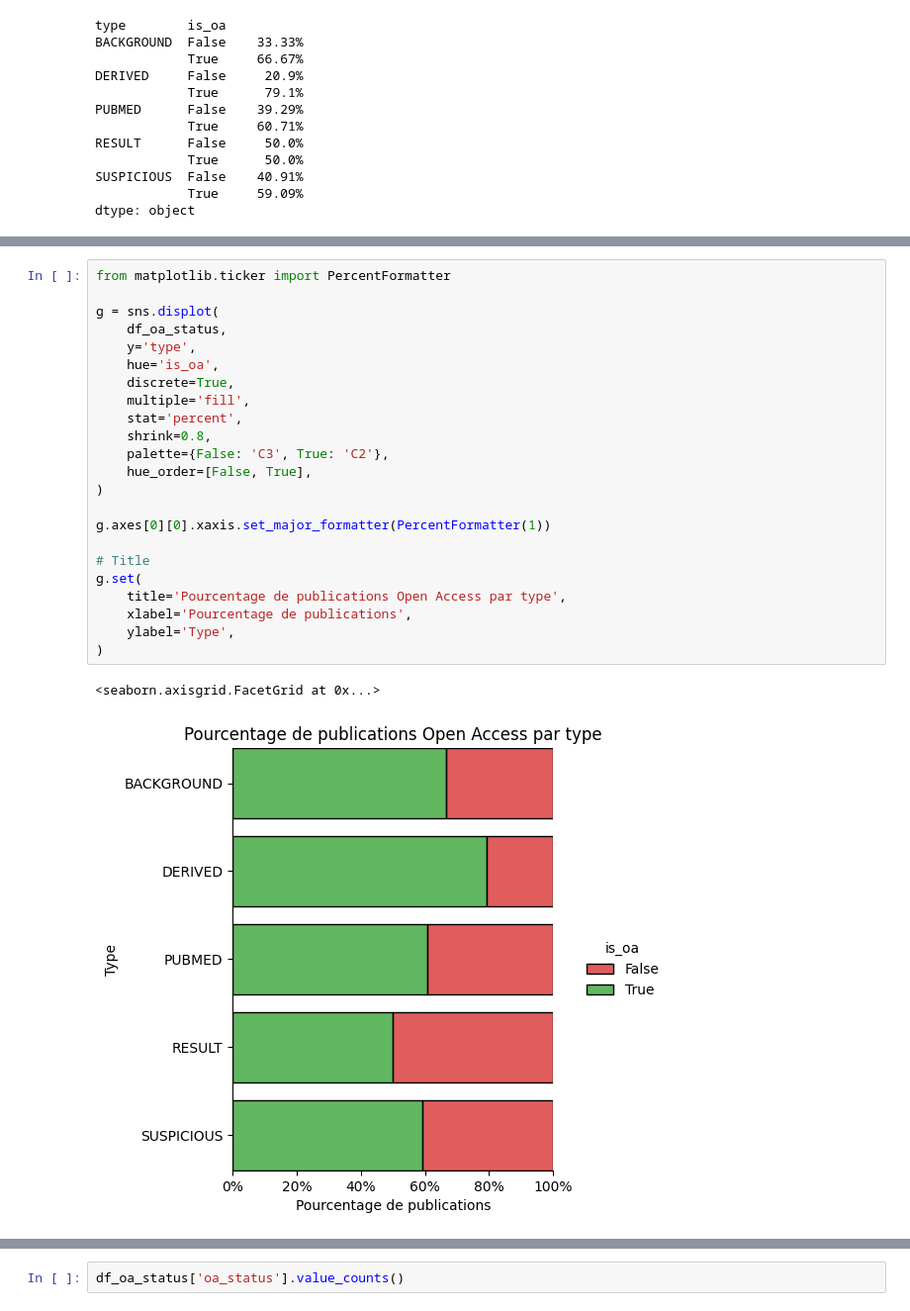
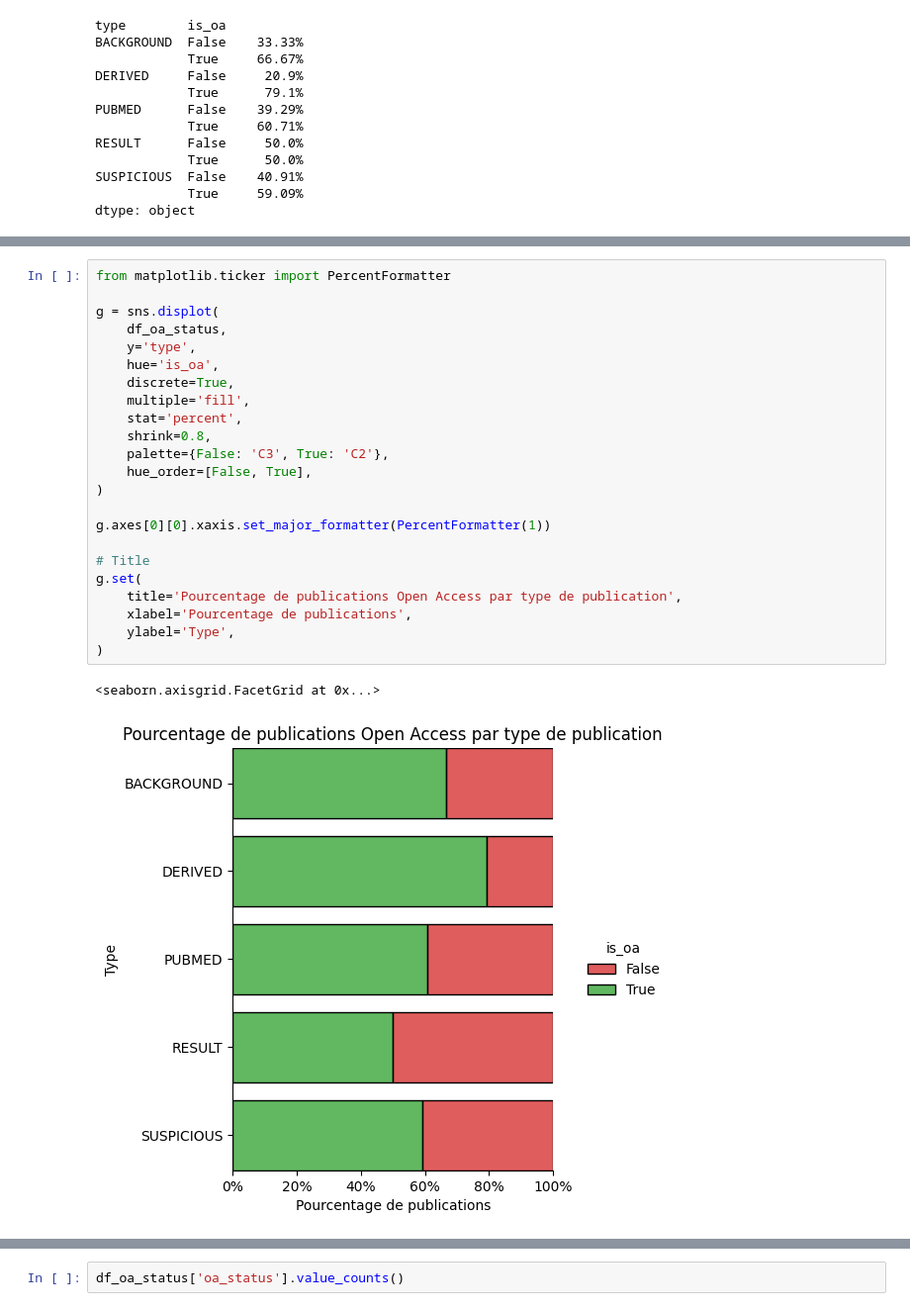
Before and after one commit to Inserm-IST/BSO-Inserm-Sante, a Jupyter notebook: 02_traitement_donnees_sante.ipynb, the cells around one changed output, grey strips where cells are left out. Shown at 99% size. Saved outputs shown, nothing was run; the diff lists cells and outputs as text.

```diff
--- a/02_traitement_donnees_sante.ipynb
+++ b/02_traitement_donnees_sante.ipynb
@@ -1257,27 +1257,27 @@ g.set(
 # %%
 from matplotlib.ticker import PercentFormatter
 
 g = sns.displot(
     df_oa_status,
     y='type',
     hue='is_oa',
     discrete=True,
     multiple='fill',
     stat='percent',
     shrink=0.8,
     palette={False: 'C3', True: 'C2'},
     hue_order=[False, True],
 )
 
 g.axes[0][0].xaxis.set_major_formatter(PercentFormatter(1))
 
 # Title
 g.set(
-    title='Pourcentage de publications Open Access par type',
+    title='Pourcentage de publications Open Access par type de publication',
     xlabel='Pourcentage de publications',
     ylabel='Type',
 )
 # %% [output]
 <seaborn.axisgrid.FacetGrid at 0x...>
-[figure, old version]
+[figure, new version]
 # %% [markdown]
```
Also changed, not shown: parts of 6 cells of this notebook.
